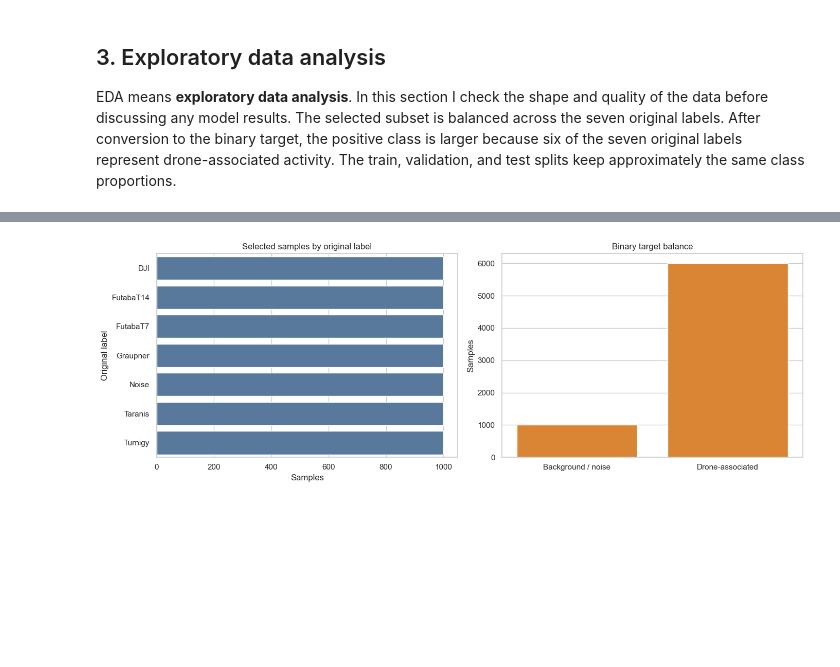
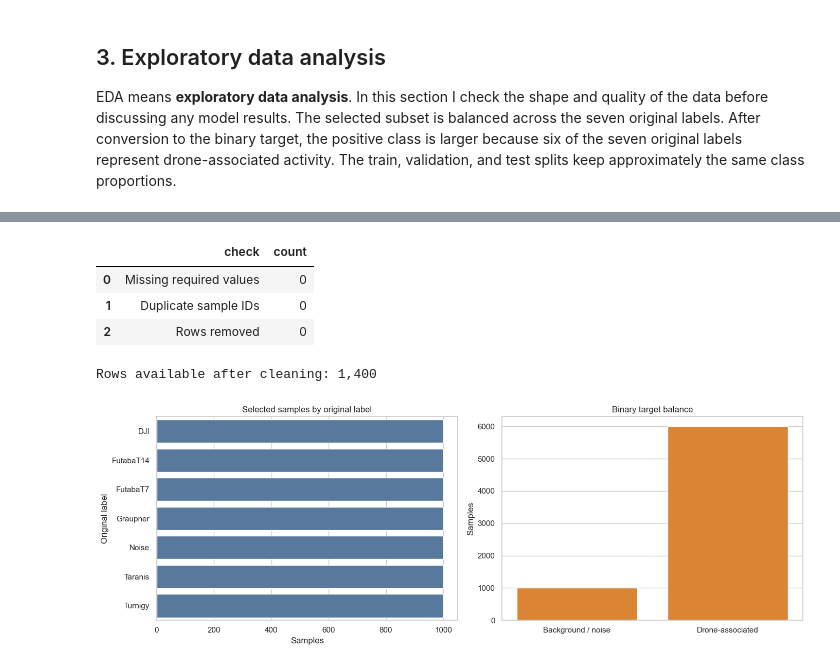
Before and after one commit to ayamundhenk/berkeley_capstone, a Jupyter notebook: notebooks/rf_drone_detection_capstone.executed.ipynb, the cells around one changed output, grey strips where cells are left out. Cells and saved outputs as stored; diff of their text form; code cells hidden in the pictures; blank space fills up the shorter version.

```diff
--- a/notebooks/rf_drone_detection_capstone.executed.ipynb
+++ b/notebooks/rf_drone_detection_capstone.executed.ipynb
@@ -91,3 +95,26 @@ EDA means **exploratory data analysis**. In this section I check the shape and q
+# %%
+# Keep the original saved results unchanged and clean a copy for analysis.
+analysis_data = test_predictions.copy()
+required_columns = ["sample_id", "binary_label", "snr", "p_drone_associated", "predicted_label"]
+
+missing_before = analysis_data[required_columns].isna().sum()
+duplicates_before = analysis_data["sample_id"].duplicated().sum()
+
+analysis_data = analysis_data.drop_duplicates(subset="sample_id")
+analysis_data = analysis_data.dropna(subset=required_columns)
+
+cleaning_summary = pd.DataFrame({
+    "check": ["Missing required values", "Duplicate sample IDs", "Rows removed"],
+    "count": [missing_before.sum(), duplicates_before, len(test_predictions) - len(analysis_data)],
+})
+display(cleaning_summary)
+print(f"Rows available after cleaning: {len(analysis_data):,}")
+# %% [output]
+|  | check | count |
+| 0 | Missing required values | 0 |
+| 1 | Duplicate sample IDs | 0 |
+| 2 | Rows removed | 0 |
+Rows available after cleaning: 1,400
 # %%
 original_counts = pd.DataFrame({
     "original_label": ["DJI", "FutabaT14", "FutabaT7", "Graupner", "Noise", "Taranis", "Turnigy"],
```
Also changed, not shown: parts of 6 cells of this notebook, 2 other files.
